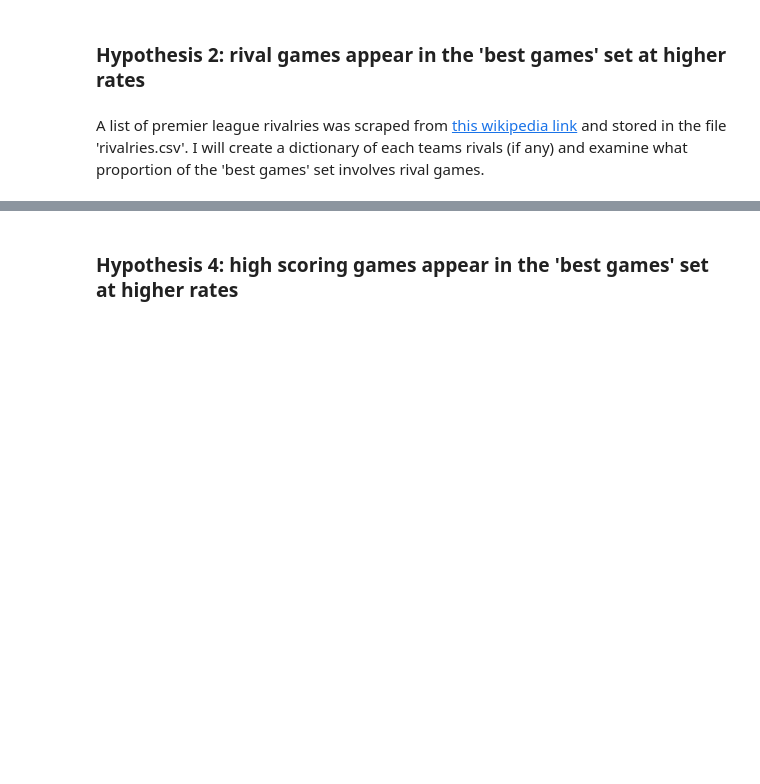
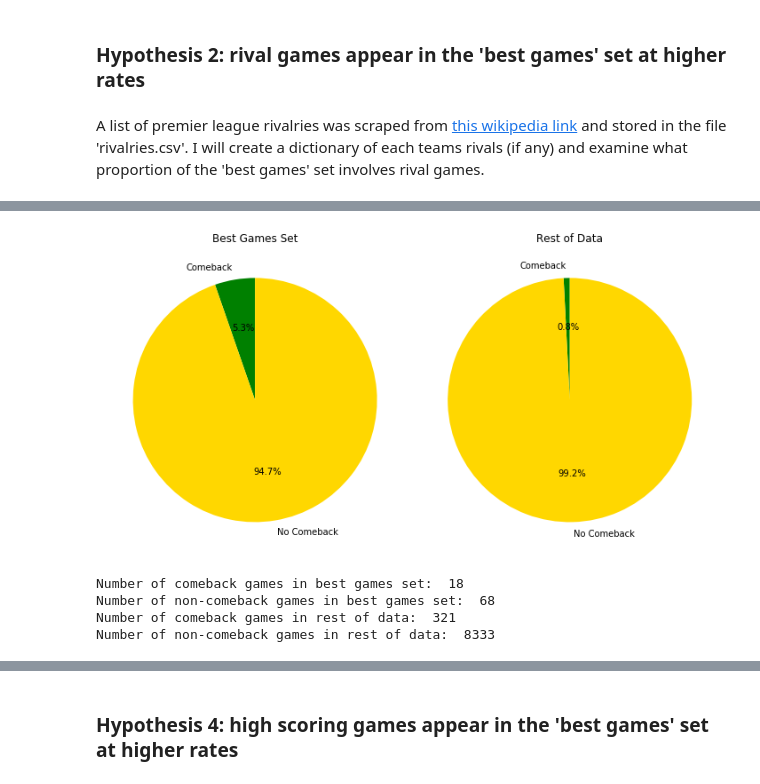
Before and after one commit to ryanwonghc/Premier-League-Game-Classifier, a Jupyter notebook: Data Cleaning and Exploration.ipynb, the cells around one changed output, grey strips where cells are left out. Cells and saved outputs as stored; diff of their text form; code cells hidden in the pictures; blank space fills up the shorter version.

```diff
--- a/Data Cleaning and Exploration.ipynb
+++ b/Data Cleaning and Exploration.ipynb
@@ -378,0 +374,47 @@ As can be seen from the pie chart above, a majority of the games in the 'Best Ga
+# %%
+# Comeback games are games in which HTR = H and FTR = A or HTR = A and FTR = H
+comeback = []
+
+for index, row in df.iterrows():
+    if np.logical_or(np.logical_and(row['HTR']=='A',row['FTR']=='H'),np.logical_and(row['HTR']=='H',row['FTR']=='A')):
+        comeback.append(1)
+    else:
+        comeback.append(0)
+
+df['Comeback'] = comeback
+# %%
+#pie chart of comebacks
+N = 2
+cb_best = np.logical_and(df['Best Game'] == 1, df['Comeback'] == 1)
+ncb_best = np.logical_and(df['Best Game'] == 1, df['Comeback'] == 0)
+cb_rest = np.logical_and(df['Best Game'] == 0, df['Comeback'] == 1)
+ncb_rest = np.logical_and(df['Best Game'] == 0, df['Comeback'] == 0)
+cb_best_table = df[cb_best]
+ncb_best_table = df[ncb_best]
+cb_rest_table = df[cb_rest]
+ncb_rest_table = df[ncb_rest]
+
+labels = ['Comeback', 'No Comeback']
+cb = [len(cb_best_table),len(cb_rest_table)]
+ncb = [len(ncb_best_table),len(ncb_rest_table)]
+
+fig, axes = plt.subplots(nrows=1, ncols=2, figsize=(10, 6))
+colors = ['green', 'gold']
+axes[0].pie(cb, labels=labels, autopct='%1.1f%%', shadow=False, startangle=90, colors=colors)
+axes[0].set_title("Best Games Set")
+axes[1].pie(ncb, labels=labels, autopct='%1.1f%%', shadow=False, startangle=90, colors=colors)
+axes[1].set_title("Rest of Data")
+fig.tight_layout()
+
+plt.show()
+
+print('Number of comeback games in best games set: ',len(cb_best_table))
+print('Number of non-comeback games in best games set: ',len(ncb_best_table))
+print('Number of comeback games in rest of data: ',len(cb_rest_table))
+print('Number of non-comeback games in rest of data: ',len(ncb_rest_table))
+# %% [output]
+[figure, added]
+Number of comeback games in best games set:  18
+Number of non-comeback games in best games set:  68
+Number of comeback games in rest of data:  321
+Number of non-comeback games in rest of data:  8333
```
Also changed, not shown: parts of 24 cells of this notebook.
